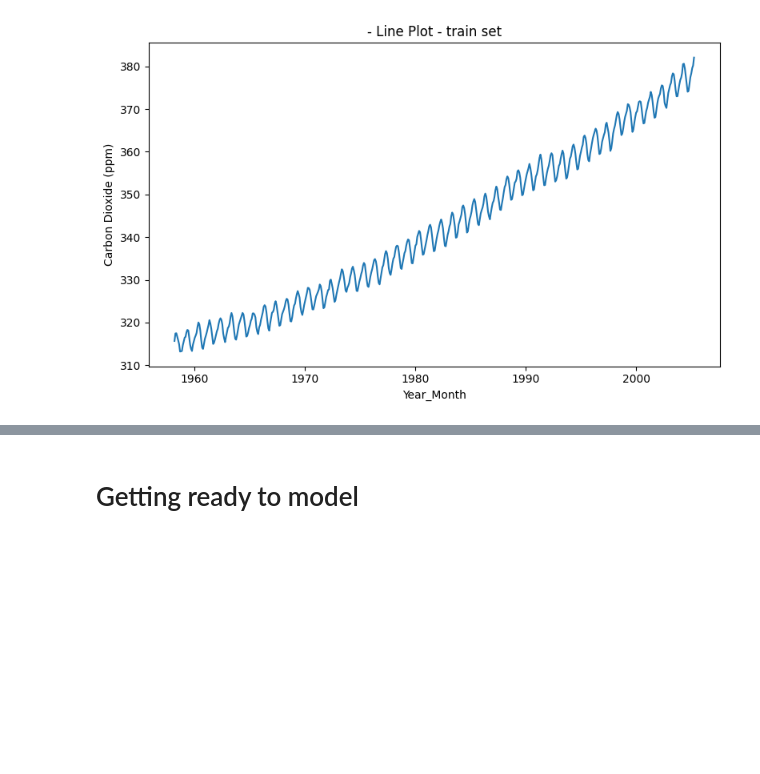
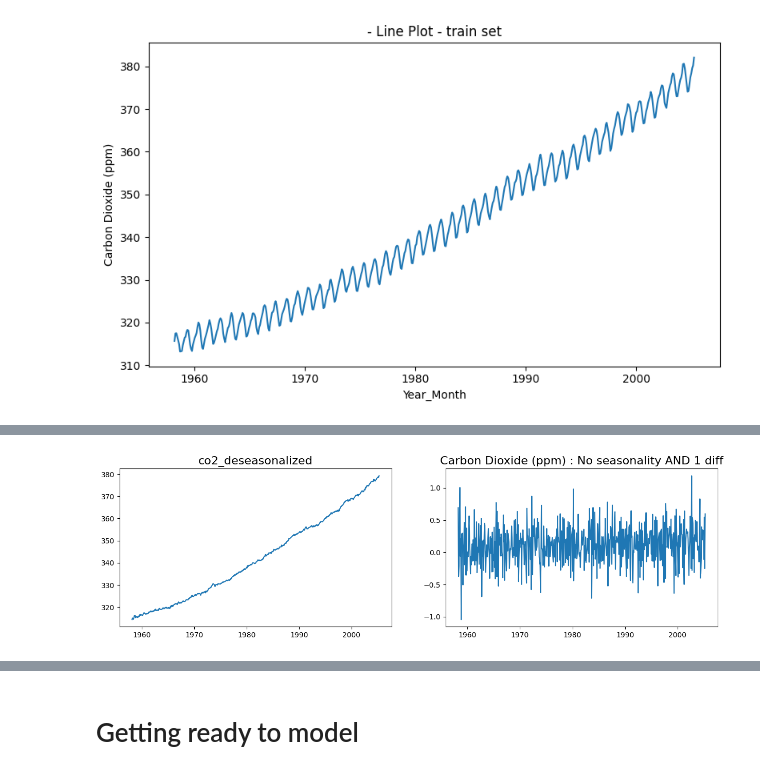
Before and after one commit to thcarole1/Carbon_Dioxide_Levels_in_Atmosphere, a Jupyter notebook: notebooks/Carbon dioxide levels prediction_SIMPLE.ipynb, the cells around one changed output, grey strips where cells are left out. Cells and saved outputs as stored; diff of their text form; code cells hidden in the pictures; blank space fills up the shorter version.

```diff
--- a/notebooks/Carbon dioxide levels prediction_SIMPLE.ipynb
+++ b/notebooks/Carbon dioxide levels prediction_SIMPLE.ipynb
@@ -594,0 +685,3 @@ plot_time_series(data = train, y = "Carbon Dioxide (ppm)", title = "train set")
+# %%
+# We differentiate the data to get to stationarity (d=1)
+train_diff = train['co2_deseasonalized'].diff().dropna()
@@ -594,0 +704,11 @@ plot_time_series(data = train, y = "Carbon Dioxide (ppm)", title = "train set")
+# %%
+plt.figure(figsize=(15,4))
+plt.subplot(1,2,1);
+plt.plot(train['co2_deseasonalized']);
+plt.title("co2_deseasonalized", fontsize=16);
+
+plt.subplot(1,2,2);
+plt.plot(train_diff);
+plt.title("Carbon Dioxide (ppm) : No seasonality AND 1 diff", fontsize=16);
+# %% [output]
+[figure, added]
```
Also changed, not shown: parts of 41 cells of this notebook.
